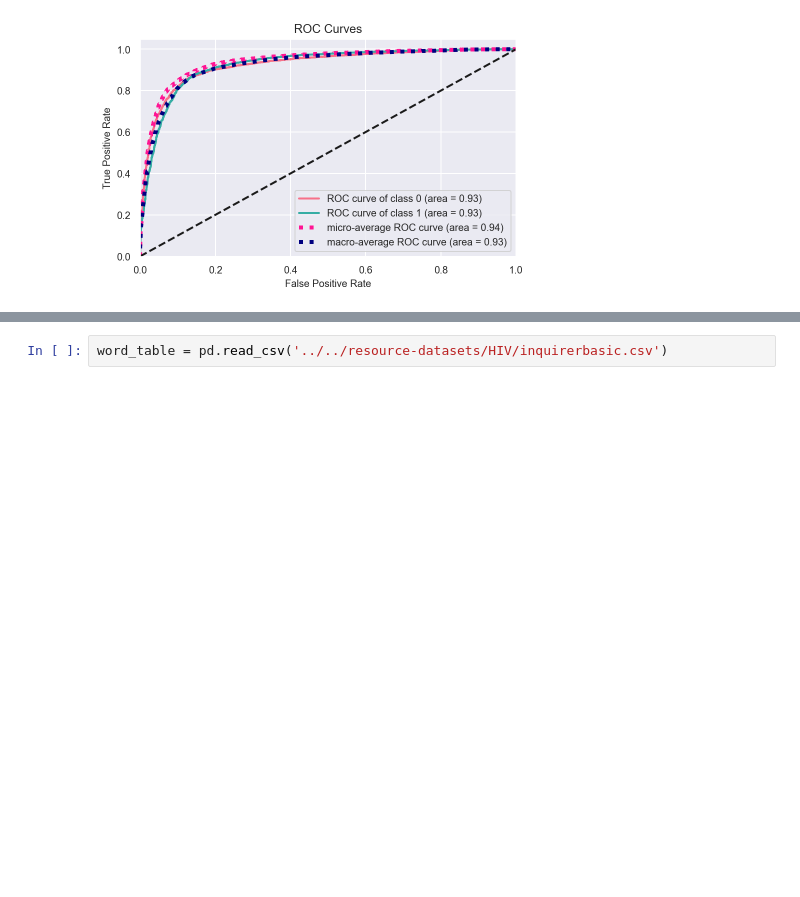
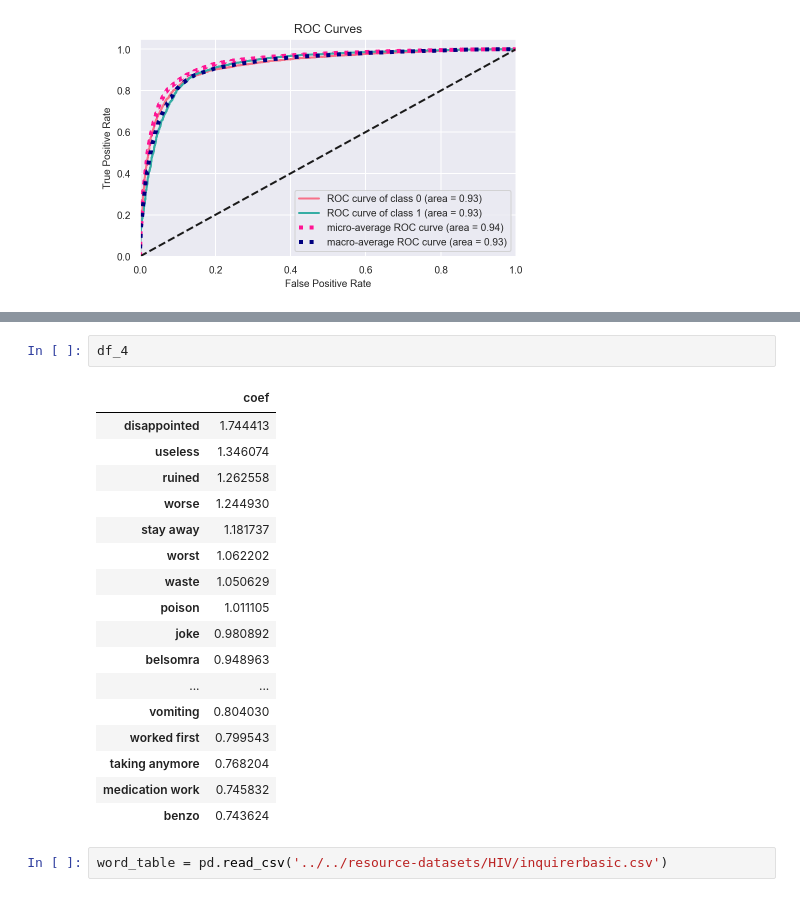
Before and after one commit to christianboothby/drug-reviews, a Jupyter notebook: Research Question 1.ipynb, the cells around one changed output, grey strips where cells are left out. Drawn from its saved outputs; the diff is of its cells as text; blank space fills up the shorter version.

```diff
--- a/Research Question 1.ipynb
+++ b/Research Question 1.ipynb
@@ -540,3 +605,23 @@ plt.show()
+# %%
+df_4
+# %% [output]
+|  | coef |
+| disappointed | 1.744413 |
+| useless | 1.346074 |
+| ruined | 1.262558 |
+| worse | 1.244930 |
+| stay away | 1.181737 |
+| worst | 1.062202 |
+| waste | 1.050629 |
+| poison | 1.011105 |
+| joke | 0.980892 |
+| belsomra | 0.948963 |
+| ... | ... |
+| vomiting | 0.804030 |
+| worked first | 0.799543 |
+| taking anymore | 0.768204 |
+| medication work | 0.745832 |
+| benzo | 0.743624 |
 # %%
 word_table = pd.read_csv('../../resource-datasets/HIV/inquirerbasic.csv')
 # %%
```
Also changed, not shown: parts of 9 cells of this notebook, 3 other files.
